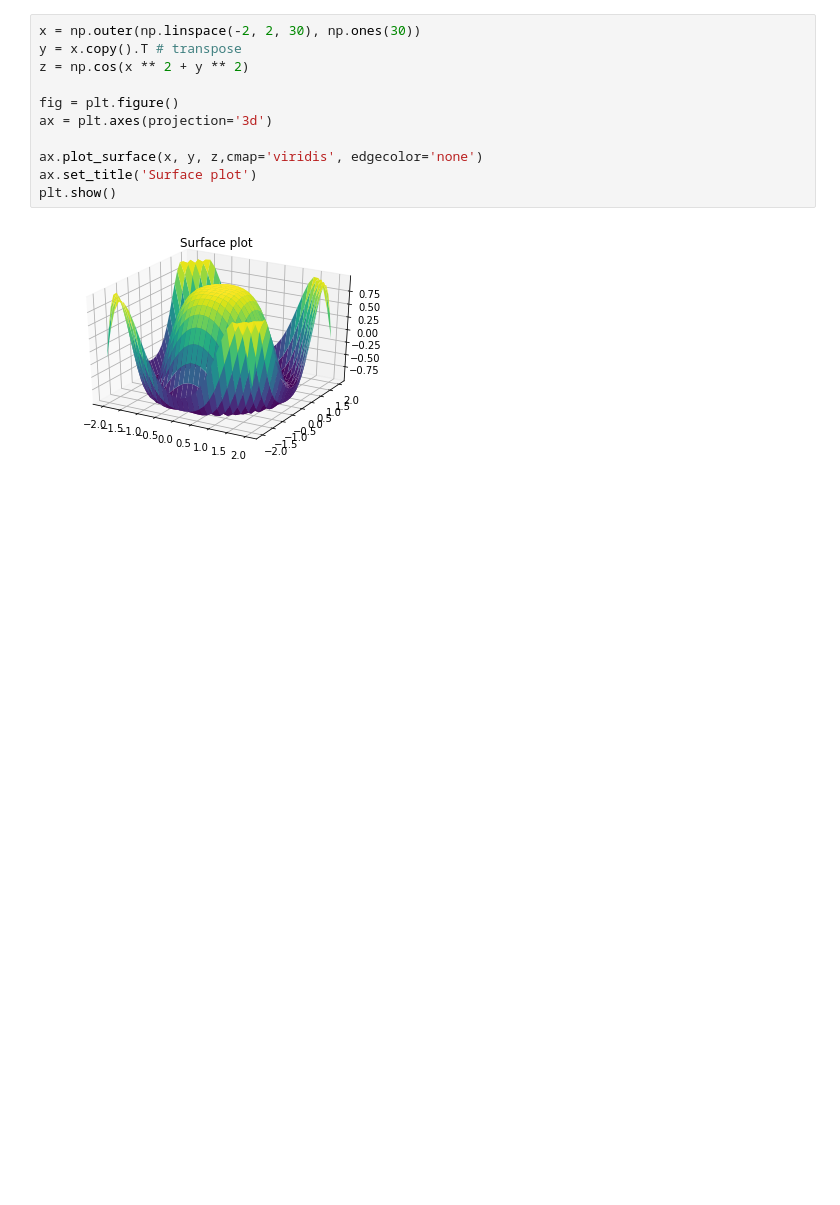
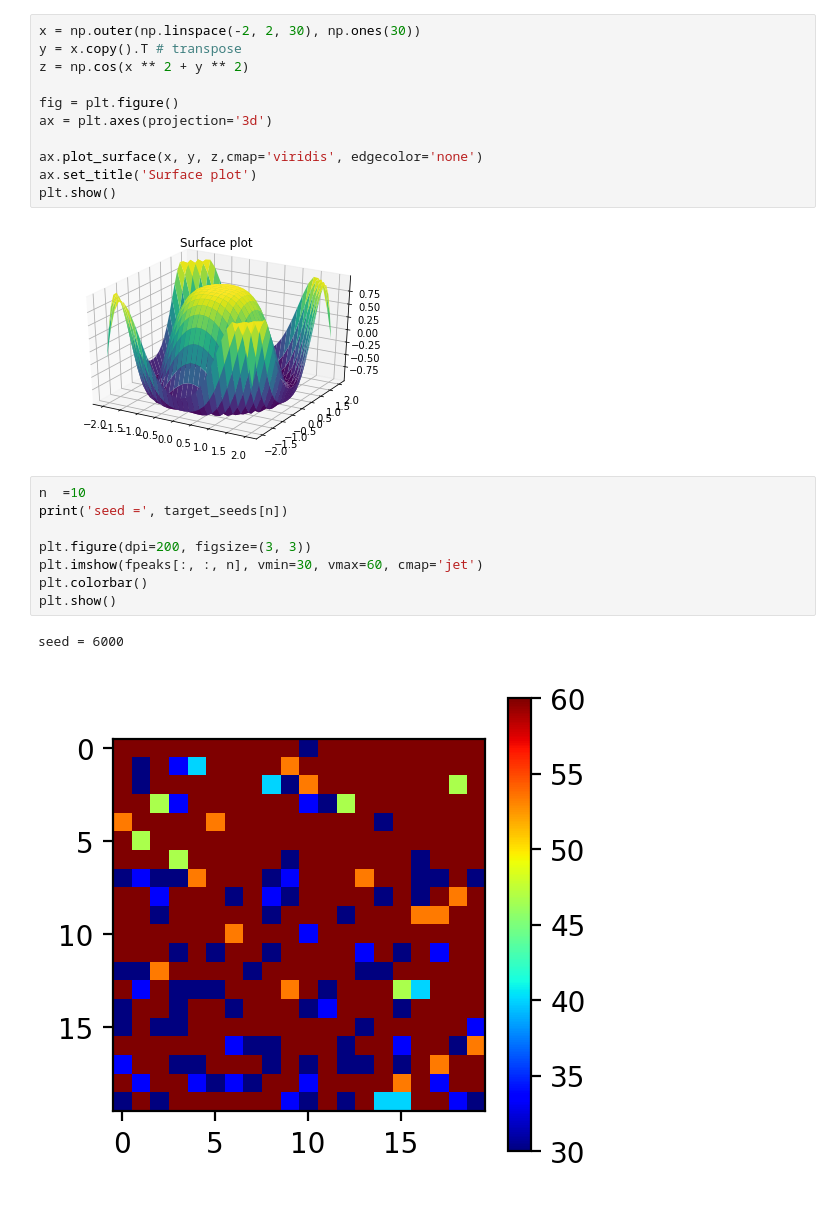
Before and after one commit to jyKim-97/NNoscillation, a Jupyter notebook: LIFnetwork/analysis_result.ipynb, the cells around one changed output. Drawn from its saved outputs; the diff is of its cells as text; blank space fills up the shorter version.

```diff
--- a/LIFnetwork/analysis_result.ipynb
+++ b/LIFnetwork/analysis_result.ipynb
@@ -117,3 +132,14 @@ ax.set_title('Surface plot')
 plt.show()
 # %% [output]
 [figure]
+# %%
+n  =10
+print('seed =', target_seeds[n])
+
+plt.figure(dpi=200, figsize=(3, 3))
+plt.imshow(fpeaks[:, :, n], vmin=30, vmax=60, cmap='jet')
+plt.colorbar()
+plt.show()
+# %% [output]
+seed = 6000
+[figure, added]
```
Also changed, not shown: parts of 19 cells of this notebook, 2 other files.
